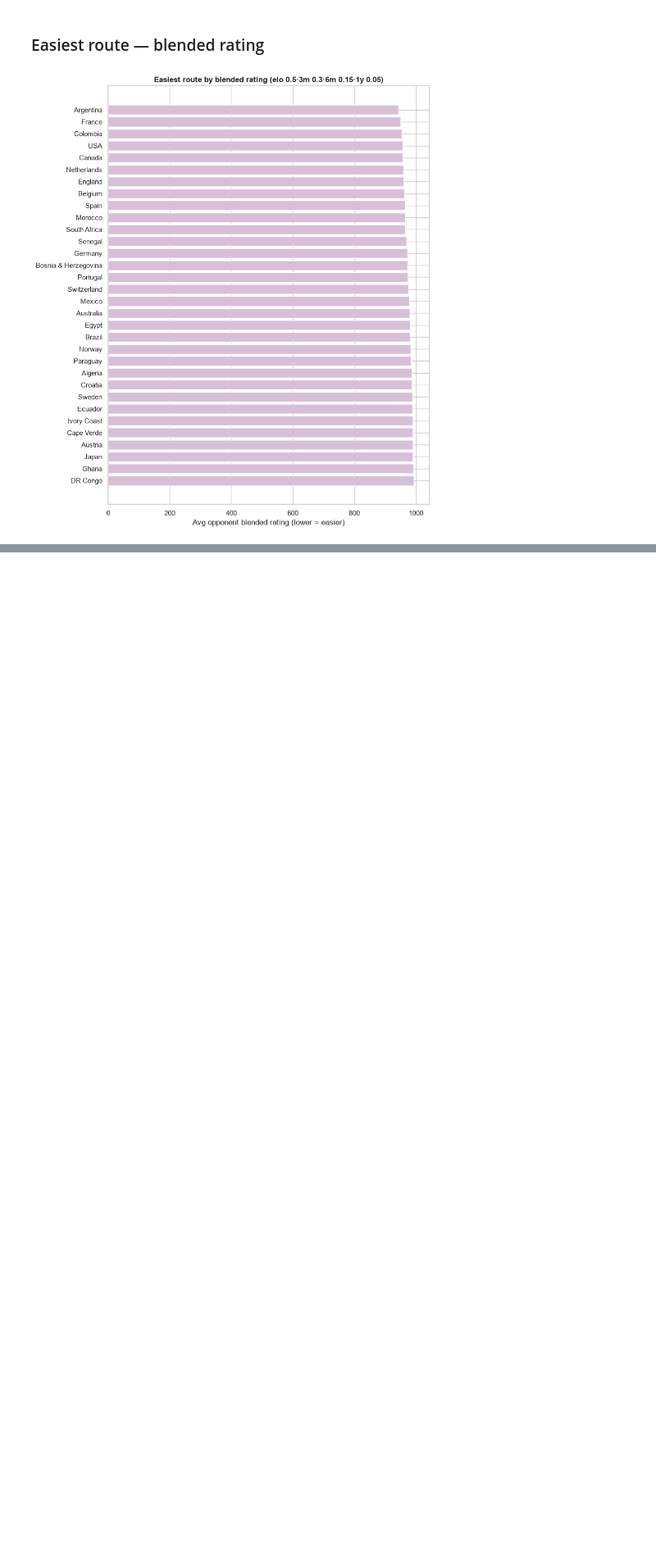
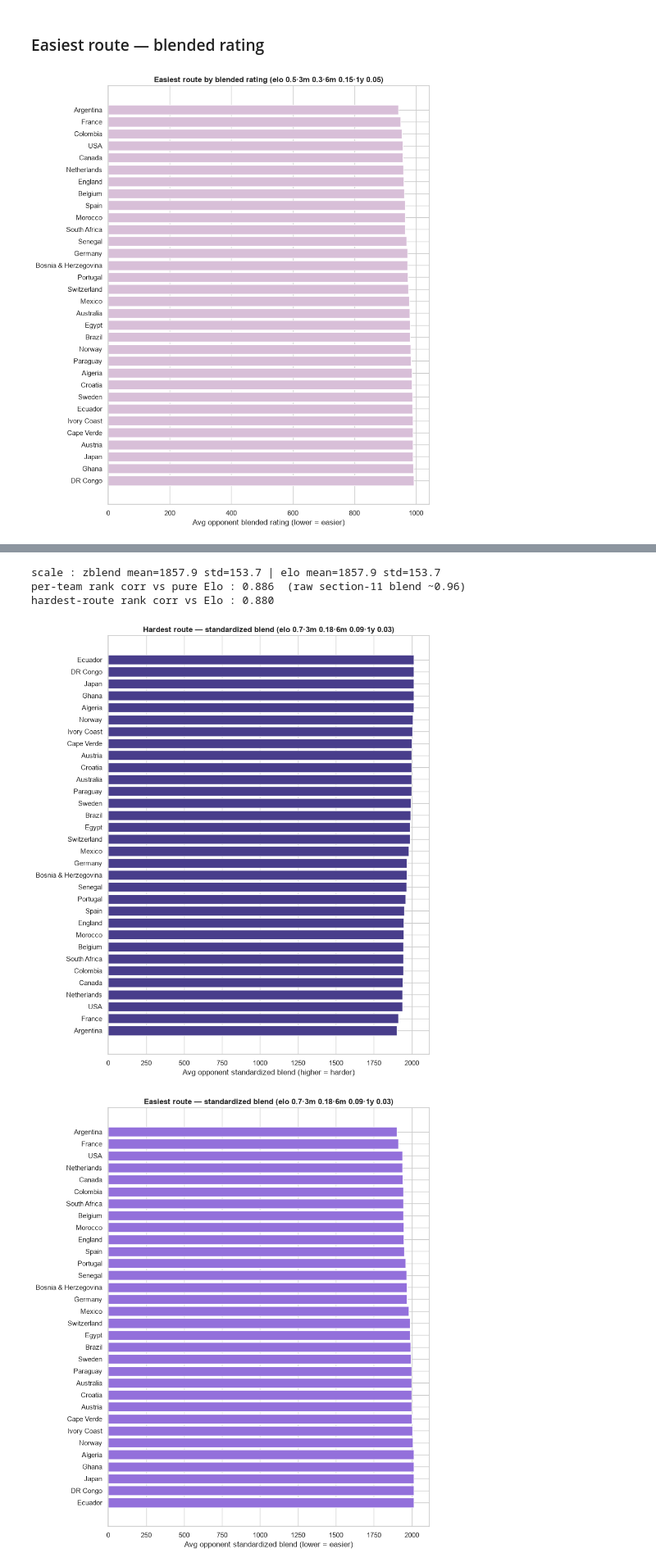
Before and after one commit to SiamRahman29/knockout-paths-elo, a Jupyter notebook: notebooks/hardest_routes.ipynb, the cells around one changed output, grey strips where cells are left out. Shown at 82% size. Cells and saved outputs as stored; diff of their text form; code cells hidden in the pictures; blank space fills up the shorter version.

```diff
--- a/notebooks/hardest_routes.ipynb
+++ b/notebooks/hardest_routes.ipynb
@@ -515,0 +546,24 @@ plot_easiest(blend_routes, "avg_opp_blend",
+# %%
+# Standardized, Elo-dominant blend ("scale-honest" version of section 11).
+# Each input is z-scored across the 32 bracket teams so the weights reflect real
+# influence, then the composite is rescaled to Elo's mean/spread so the /400
+# win-probability model is untouched (raw z-scores -> every match ~50/50).
+Z_WEIGHTS = {"elo": 0.70, "3m": 0.18, "6m": 0.09, "1y": 0.03}  # Elo 70% / form 30% (6:3:1)
+
+_inputs = {
+    "elo": pd.Series(elo_rating),
+    "3m":  pd.Series(change_3m),
+    "6m":  pd.Series(change_6m),
+    "1y":  pd.Series(change_1y),
+}
+_idx = pd.Index(teams)                                    # standardize over bracket teams only
+_z = {k: (s.reindex(_idx) - s.reindex(_idx).mean()) / s.reindex(_idx).std()
+      for k, s in _inputs.items()}
+
+_composite = sum(Z_WEIGHTS[k] * _z[k] for k in Z_WEIGHTS)
+_elo32 = _inputs["elo"].reindex(_idx)
+# Rescale composite to Elo's mean & std -> identical win-prob "temperature".
+zblend_rating = (_elo32.mean() + _composite / _composite.std() * _elo32.std()).to_dict()
+
+zblend_routes = difficulty_table(root, teams, zblend_rating, win_probability, "zblend")
+zblend_routes
@@ -515,0 +588,26 @@ plot_easiest(blend_routes, "avg_opp_blend",
+# %%
+# Sanity check: the standardized blend keeps Elo's scale (so the /400 win-prob
+# model is unchanged) but lets form actually move teams.
+_zb = pd.Series(zblend_rating).reindex(_idx)
+_team_corr = _zb.rank().corr(_elo32.rank())
+_hard_corr = (zblend_routes.set_index("team")["avg_opp_zblend"].rank()
+              .corr(elo_routes.set_index("team")["avg_opp_elo"].rank()))
+print(f"scale : zblend mean={_zb.mean():.1f} std={_zb.std():.1f} | "
+      f"elo mean={_elo32.mean():.1f} std={_elo32.std():.1f}")
+print(f"per-team rank corr vs pure Elo : {_team_corr:.3f}  (raw section-11 blend ~0.96)")
+print(f"hardest-route rank corr vs Elo : {_hard_corr:.3f}")
+
+_w = "·".join(f"{k} {v}" for k, v in Z_WEIGHTS.items())
+plot_hardest(zblend_routes, "avg_opp_zblend",
+             f"Hardest route — standardized blend ({_w})",
+             "Avg opponent standardized blend (higher = harder)", "darkslateblue")
+plot_easiest(zblend_routes, "avg_opp_zblend",
+             f"Easiest route — standardized blend ({_w})",
+             "Avg opponent standardized blend (lower = easier)", "mediumpurple")
+show_road(root, zblend_routes.iloc[0]["team"], zblend_rating, win_probability, "zblend")
+# %% [output]
+scale : zblend mean=1857.9 std=153.7 | elo mean=1857.9 std=153.7
+per-team rank corr vs pure Elo : 0.886  (raw section-11 blend ~0.96)
+hardest-route rank corr vs Elo : 0.880
+[figure, added]
+[figure, added]
```
Also changed, not shown: parts of 3 cells of this notebook.
